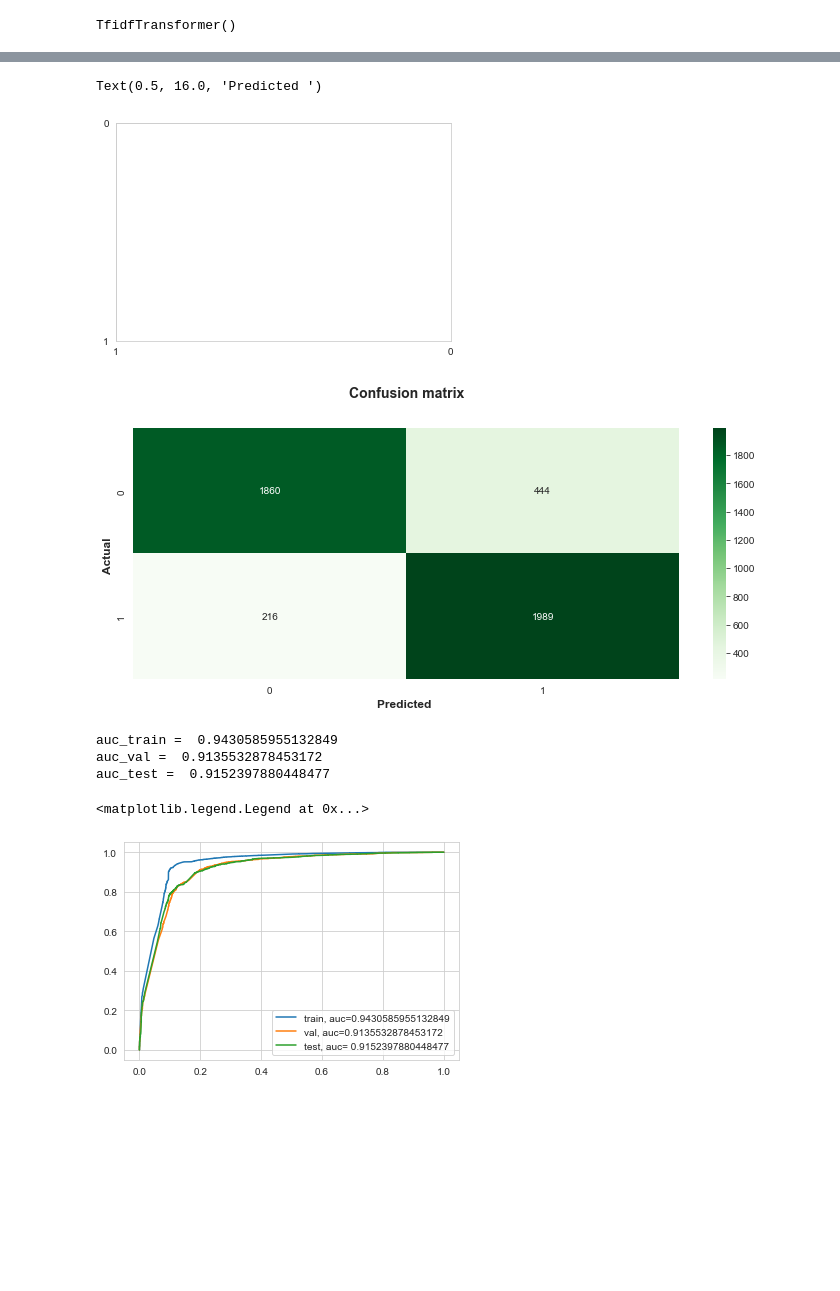
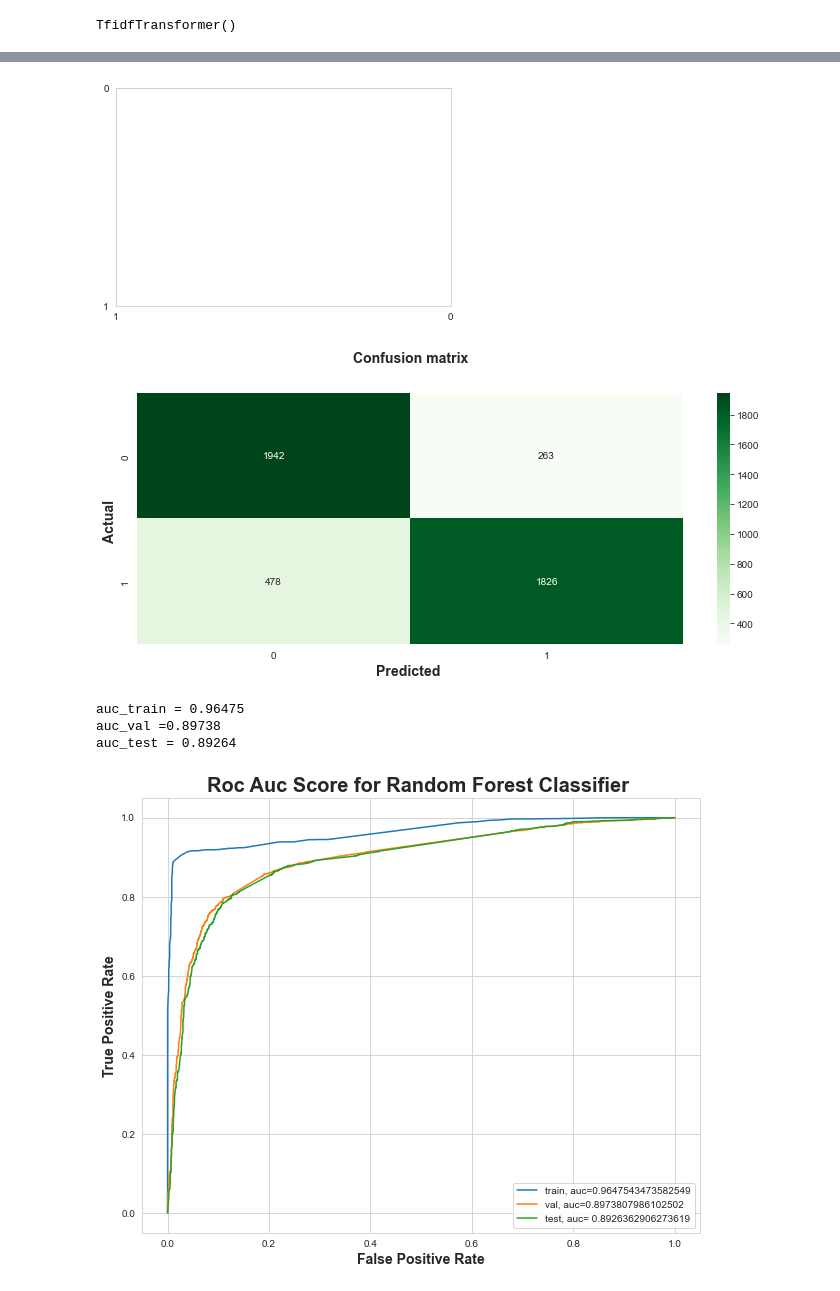
Before and after one commit to Fa7adbina/Classification_Project, a Jupyter notebook: Classification_Project_Code_V2.ipynb, the cells around one changed output, grey strips where cells are left out. Drawn from its saved outputs; the diff is of its cells as text; code cells hidden in the pictures; blank space fills up the shorter version.

```diff
--- a/Classification_Project_Code_V2.ipynb
+++ b/Classification_Project_Code_V2.ipynb
@@ -391,5 +394,5 @@ plt.show()
 # %%
-Data_df.sentiment[Data_df.sentiment == 1 ] = Data_df.sentiment[Data_df.sentiment == 1 ].iloc[:len(Data_df.sentiment[(Data_df.sentiment == 0)])]
+Data_df.sentiment[Data_df.sentiment == 0 ] = Data_df.sentiment[Data_df.sentiment == 0 ].iloc[:len(Data_df.sentiment[(Data_df.sentiment == 1)])]
 # %% [output]
 A value is trying to be set on a copy of a slice from a DataFrame
 
@@ -427,7 +431,7 @@ X_train, X_test, y_train, y_test = train_test_split(X, y, test_size=0.2,random_s
 X_train, X_val, y_train, y_val = train_test_split(X_train, y_train, test_size=0.25,random_state=45)
 # %%
 ##frequency for word
-cv = CountVectorizer()
+cv = CountVectorizer(stop_words='english')
 X_train_T = cv.fit_transform(X_train)
 X_val_T = cv.transform(X_val)
 X_test_T = cv.transform(X_test)
@@ -598,5 +614,4 @@ def rmse(actuals, preds):
 # %%
-rf = RandomForestRegressor(n_estimators = 100, max_features = 5, n_jobs=-1)
+rf = RandomForestClassifier(n_estimators=400,max)
 rf.fit(X_train_T,y_train)
-rmse(rf.predict(X_test_T), y_test)
 # %% [output]
@@ -611,48 +673,53 @@ array([[1860,  444],
 # %%
 class_names=[1,0] # name  of classes
-fig, ax = plt.subplots()
+# fig, ax = plt.subplots()
 tick_marks = np.arange(len(class_names))
 plt.xticks(tick_marks, class_names)
 plt.yticks(tick_marks, class_names)
 ######## create heatmap
 plt.figure(figsize = [10,4])
 sns.heatmap(pd.DataFrame(cnf_matrix), annot=True, cmap='Greens' ,fmt='g')
-ax.xaxis.set_label_position("top")
+# ax.xaxis.set_label_position("top")
 plt.tight_layout()
 plt.title('Confusion matrix', fontsize = 14, weight = 'bold',y=1.1)
-plt.ylabel('Actual ',fontsize = 12, weight = 'bold')
-plt.xlabel('Predicted ',fontsize = 12, weight = 'bold')
+plt.ylabel('Actual ',fontsize = 14, weight = 'bold')
+plt.xlabel('Predicted ',fontsize = 14, weight = 'bold')
+sns.set_style("whitegrid")
 # %% [output]
-Text(0.5, 16.0, 'Predicted ')
 [figure]
-[figure, old version]
+[figure, new version]
 # %%
-y_pred_proba = model.predict_proba(X_train_T)[::,1]
+plt.figure(figsize = [10,8])
+y_pred_proba = rf.predict_proba(X_train_T)[::,1]
 fpr, tpr, _ = metrics.roc_curve(y_train,  y_pred_proba)
 auc = metrics.roc_auc_score(y_train, y_pred_proba)
-print("auc_train = ",auc)
+print("auc_train = {:6.5f}".format(auc))
 plt.plot(fpr,tpr,label="train, auc="+str(auc))
 plt.legend(loc=4)
 
 
-y_pred_proba_val = model.predict_proba(X_val_T)[::,1]
+y_pred_proba_val = rf.predict_proba(X_val_T)[::,1]
 fpr_val, tpr_val, _val = metrics.roc_curve(y_val,  y_pred_proba_val)
 auc_val = metrics.roc_auc_score(y_val, y_pred_proba_val)
-print("auc_val = ",auc_val)
+print("auc_val ={:6.5f}".format(auc_val))
 plt.plot(fpr_val,tpr_val,label="val, auc="+str(auc_val))
 plt.legend(loc=4)
 
 
-y_pred_proba_test = model.predict_proba(X_test_T)[::,1]
+y_pred_proba_test = rf.predict_proba(X_test_T)[::,1]
 fpr_test, tpr_test, _test = metrics.roc_curve(y_test,  y_pred_proba_test)
 auc_test = metrics.roc_auc_score(y_test, y_pred_proba_test)
-print("auc_test = ",auc_test)
+print("auc_test = {:6.5f}".format(auc_test))
 plt.plot(fpr_test,tpr_test,label="test, auc= "+str(auc_test))
 plt.legend(loc=4)
+
+plt.title('Roc Auc Score for Random Forest Classifier ', fontsize = 20, weight = 'bold')
+plt.xlabel('False Positive Rate',fontsize = 14, weight = 'bold')
+plt.ylabel('True Positive Rate', fontsize = 14, weight = 'bold')
+sns.set_style("whitegrid")
 # %% [output]
-auc_train =  0.9430585955132849
-auc_val =  0.9135532878453172
-auc_test =  0.9152397880448477
+auc_train = 0.96475
+auc_val =0.89738
+auc_test = 0.89264
-<matplotlib.legend.Legend at 0x...>
-[figure, old version]
+[figure, new version]
 # %%
```
Also changed, not shown: parts of 38 cells of this notebook, 4 other files.
